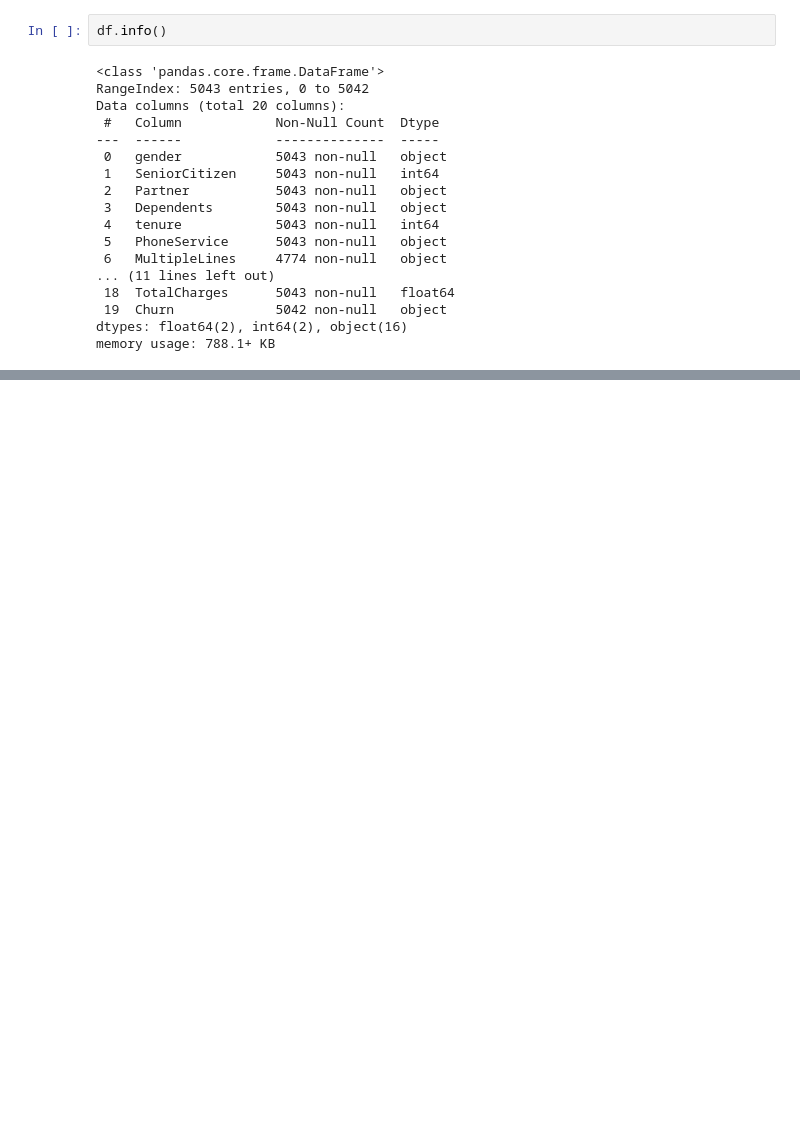
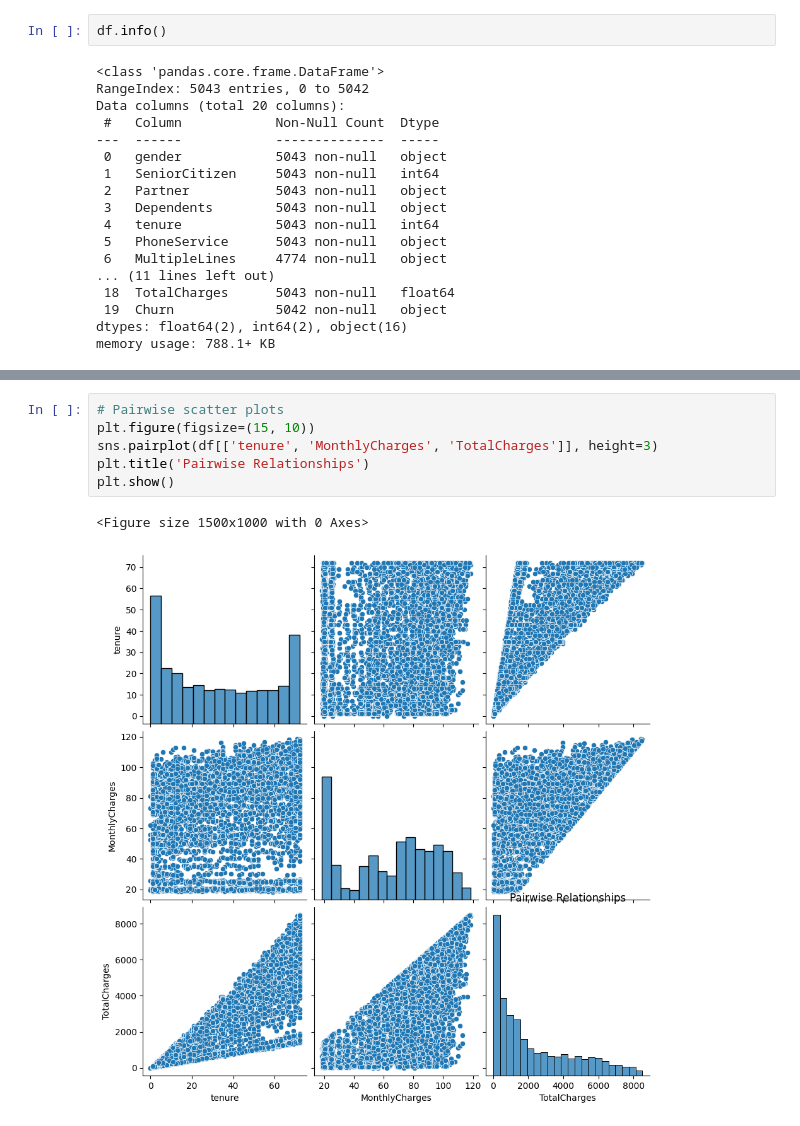
Before and after one commit to parockson/churn-analysis-with-machine-learning, a Jupyter notebook: notebook/analysis_file.ipynb, the cells around one changed output, grey strips where cells are left out. Cells and saved outputs as stored; diff of their text form; blank space fills up the shorter version.

```diff
--- a/notebook/analysis_file.ipynb
+++ b/notebook/analysis_file.ipynb
@@ -977,0 +1070,9 @@ memory usage: 788.1+ KB
+# %%
+# Pairwise scatter plots
+plt.figure(figsize=(15, 10))
+sns.pairplot(df[['tenure', 'MonthlyCharges', 'TotalCharges']], height=3)
+plt.title('Pairwise Relationships')
+plt.show()
+# %% [output]
+<Figure size 1500x1000 with 0 Axes>
+[figure, added]
```
Also changed, not shown: parts of 24 cells of this notebook, 1 other file.
